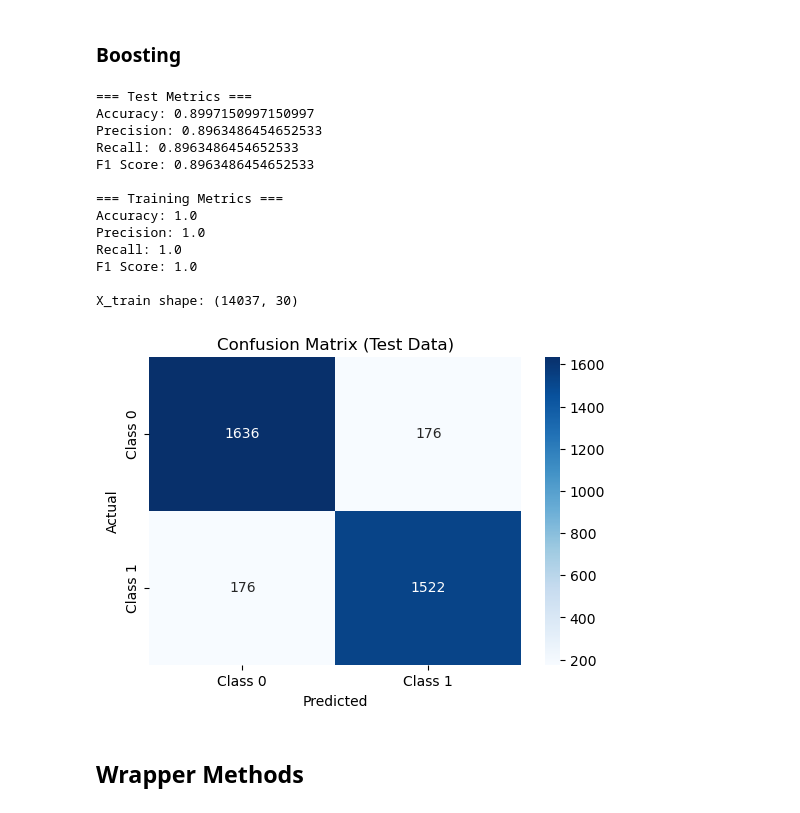
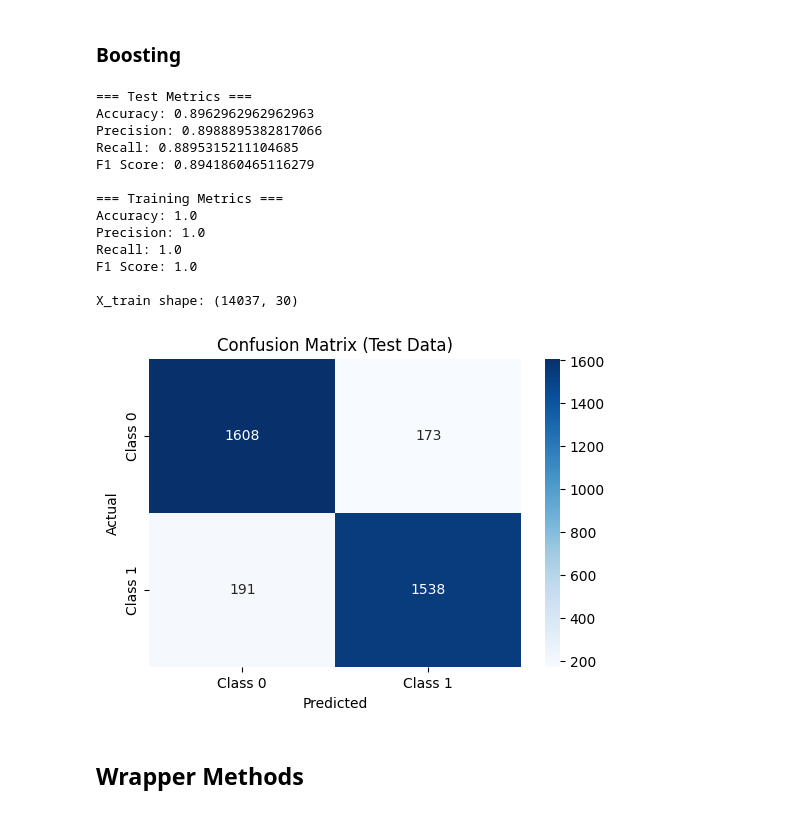
Before and after one commit to malangadan/Challengers, a Jupyter notebook: Challengers.ipynb, the cells around one changed output. Drawn from its saved outputs; the diff is of its cells as text; code cells hidden in the pictures.

```diff
--- a/Challengers.ipynb
+++ b/Challengers.ipynb
@@ -349,7 +392,7 @@ X_train shape: (14037, 30)
 # %%
 from sklearn.ensemble import AdaBoostClassifier
 # Use logistic model
-boosting_clf = AdaBoostClassifier(estimator=clf, n_estimators=100, algorithm="SAMME", random_state=0)
+boosting_clf = AdaBoostClassifier(estimator=clf, n_estimators=100, random_state=0)
 # Train
 boosting_clf.fit(X_train, y_train)
 # Predict
@@ -490,7 +510,7 @@ X_train shape: (14037, 30)
 ### Boosting
 # %%
 # Use decision tree model
-boosting_clf = AdaBoostClassifier(estimator=clf, n_estimators=100, algorithm="SAMME", random_state=0)
+boosting_clf = AdaBoostClassifier(estimator=clf, n_estimators=100, random_state=0)
 # Train
 boosting_clf.fit(X_train, y_train)
 # Predict
@@ -638,29 +622,29 @@ X_train shape: (14037, 30)
 ### Boosting
 # %%
 # Use random forest model
-boosting_clf = AdaBoostClassifier(estimator=clf, n_estimators=15, algorithm="SAMME", random_state=0)
+boosting_clf = AdaBoostClassifier(estimator=clf, n_estimators=15, random_state=0)
 # Train
 boosting_clf.fit(X_train, y_train)
 # Predict
 y_pred_train = boosting_clf.predict(X_train)
 y_pred_test = boosting_clf.predict(X_test)
 # Evaluate
 evaluate_model(y_pred_test, y_pred_train)
 # %% [output]
 === Test Metrics ===
-Accuracy: 0.8997150997150997
-Precision: 0.8963486454652533
-Recall: 0.8963486454652533
-F1 Score: 0.8963486454652533
+Accuracy: 0.8962962962962963
+Precision: 0.8988895382817066
+Recall: 0.8895315211104685
+F1 Score: 0.8941860465116279
 
 === Training Metrics ===
 Accuracy: 1.0
 Precision: 1.0
 Recall: 1.0
 F1 Score: 1.0
 
 X_train shape: (14037, 30)
-[figure, old version]
+[figure, new version]
 # %% [markdown]
 ## Wrapper Methods
 # %%
```
Also changed, not shown: parts of 39 cells of this notebook.
